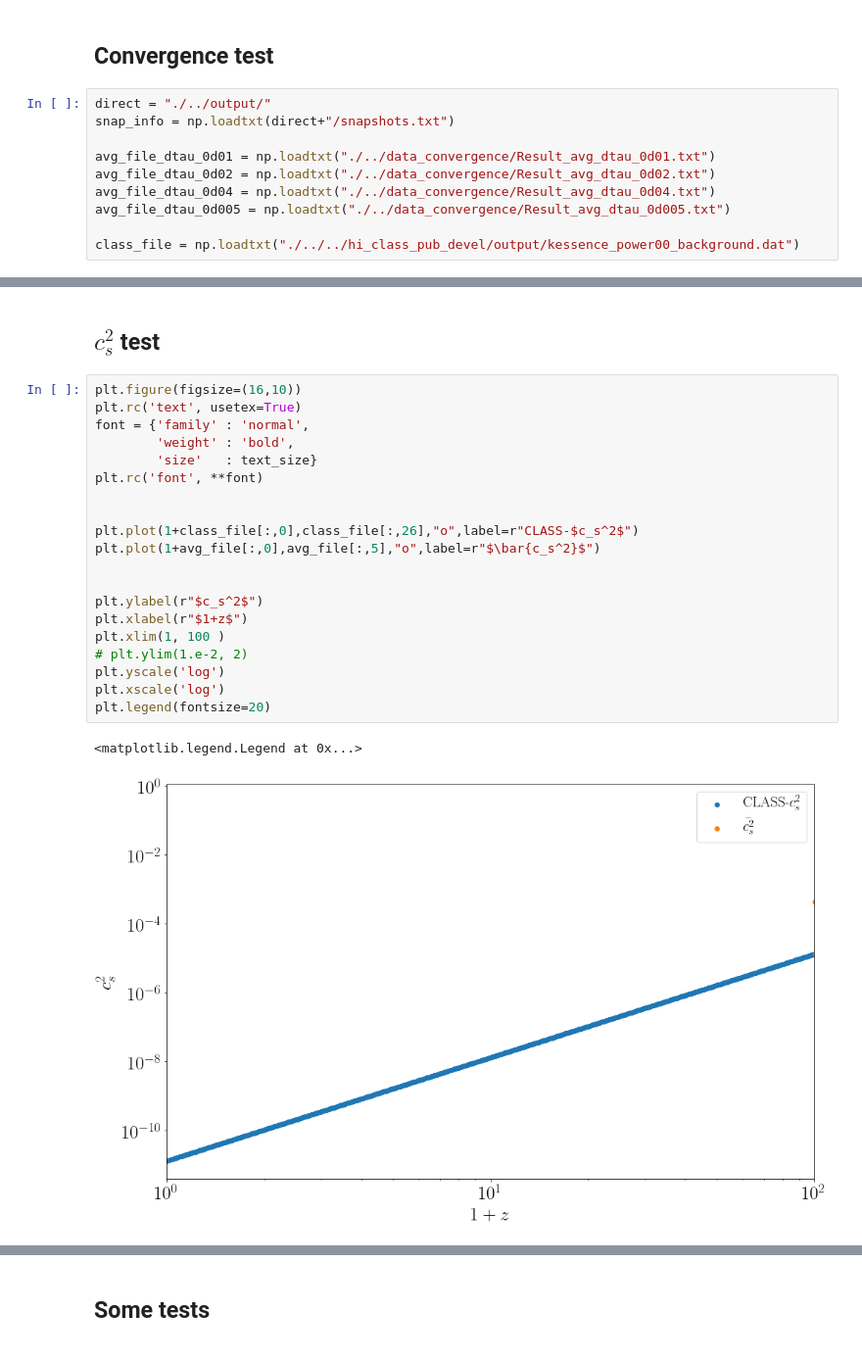
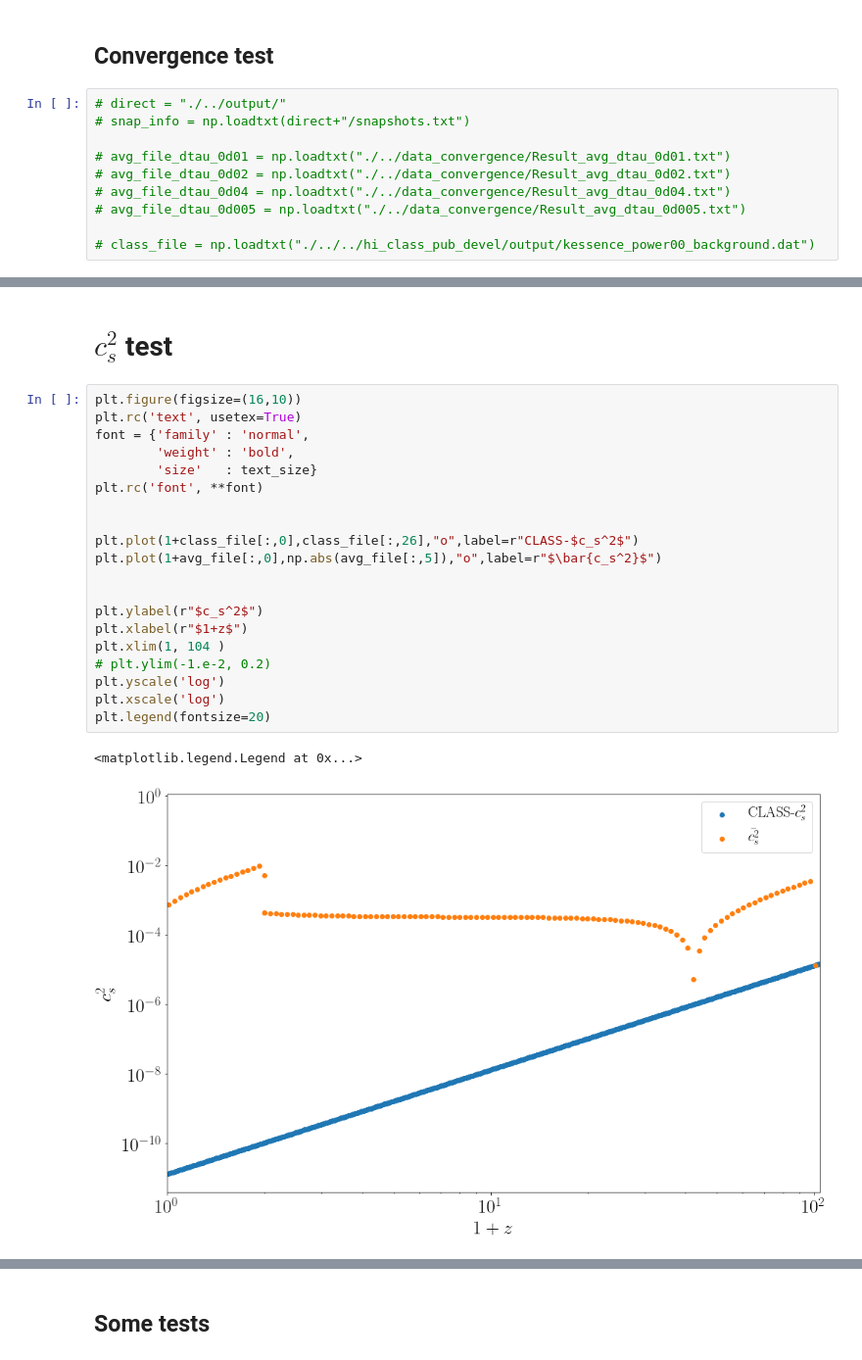
Before and after one commit to FarbodHassani/k-evolution_devel, a Jupyter notebook: Notebooks/kevolutoin_vs_hiclass.ipynb, the cells around one changed output, grey strips where cells are left out. Shown at 98% size. Drawn from its saved outputs; the diff is of its cells as text.

```diff
--- a/Notebooks/kevolutoin_vs_hiclass.ipynb
+++ b/Notebooks/kevolutoin_vs_hiclass.ipynb
@@ -255,12 +222,12 @@ NameError: name 'roll' is not defined
 # %% [markdown]
 ## Convergence test
 # %%
-direct = "./../output/"
-snap_info = np.loadtxt(direct+"/snapshots.txt")
+# direct = "./../output/"
+# snap_info = np.loadtxt(direct+"/snapshots.txt")
 
-avg_file_dtau_0d01 = np.loadtxt("./../data_convergence/Result_avg_dtau_0d01.txt")
-avg_file_dtau_0d02 = np.loadtxt("./../data_convergence/Result_avg_dtau_0d02.txt")
-avg_file_dtau_0d04 = np.loadtxt("./../data_convergence/Result_avg_dtau_0d04.txt")
-avg_file_dtau_0d005 = np.loadtxt("./../data_convergence/Result_avg_dtau_0d005.txt")
+# avg_file_dtau_0d01 = np.loadtxt("./../data_convergence/Result_avg_dtau_0d01.txt")
+# avg_file_dtau_0d02 = np.loadtxt("./../data_convergence/Result_avg_dtau_0d02.txt")
+# avg_file_dtau_0d04 = np.loadtxt("./../data_convergence/Result_avg_dtau_0d04.txt")
+# avg_file_dtau_0d005 = np.loadtxt("./../data_convergence/Result_avg_dtau_0d005.txt")
 
-class_file = np.loadtxt("./../../hi_class_pub_devel/output/kessence_power00_background.dat")
+# class_file = np.loadtxt("./../../hi_class_pub_devel/output/kessence_power00_background.dat")
@@ -304,25 +266,25 @@ plt.legend(fontsize=20)
 # %% [markdown]
-##  $c_s^2$ test
+#  $c_s^2$ test
 # %%
 plt.figure(figsize=(16,10))
 plt.rc('text', usetex=True)
 font = {'family' : 'normal',
         'weight' : 'bold',
         'size'   : text_size}
 plt.rc('font', **font)
 
 
 plt.plot(1+class_file[:,0],class_file[:,26],"o",label=r"CLASS-$c_s^2$")
-plt.plot(1+avg_file[:,0],avg_file[:,5],"o",label=r"$\bar{c_s^2}$")
+plt.plot(1+avg_file[:,0],np.abs(avg_file[:,5]),"o",label=r"$\bar{c_s^2}$")
 
 
 plt.ylabel(r"$c_s^2$")
 plt.xlabel(r"$1+z$")
-plt.xlim(1, 100 )
-# plt.ylim(1.e-2, 2)
+plt.xlim(1, 104 )
+# plt.ylim(-1.e-2, 0.2)
 plt.yscale('log')
 plt.xscale('log')
 plt.legend(fontsize=20)
 # %% [output]
 <matplotlib.legend.Legend at 0x...>
-[figure, old version]
+[figure, new version]
```
Also changed, not shown: parts of 17 cells of this notebook, 5 other files.
